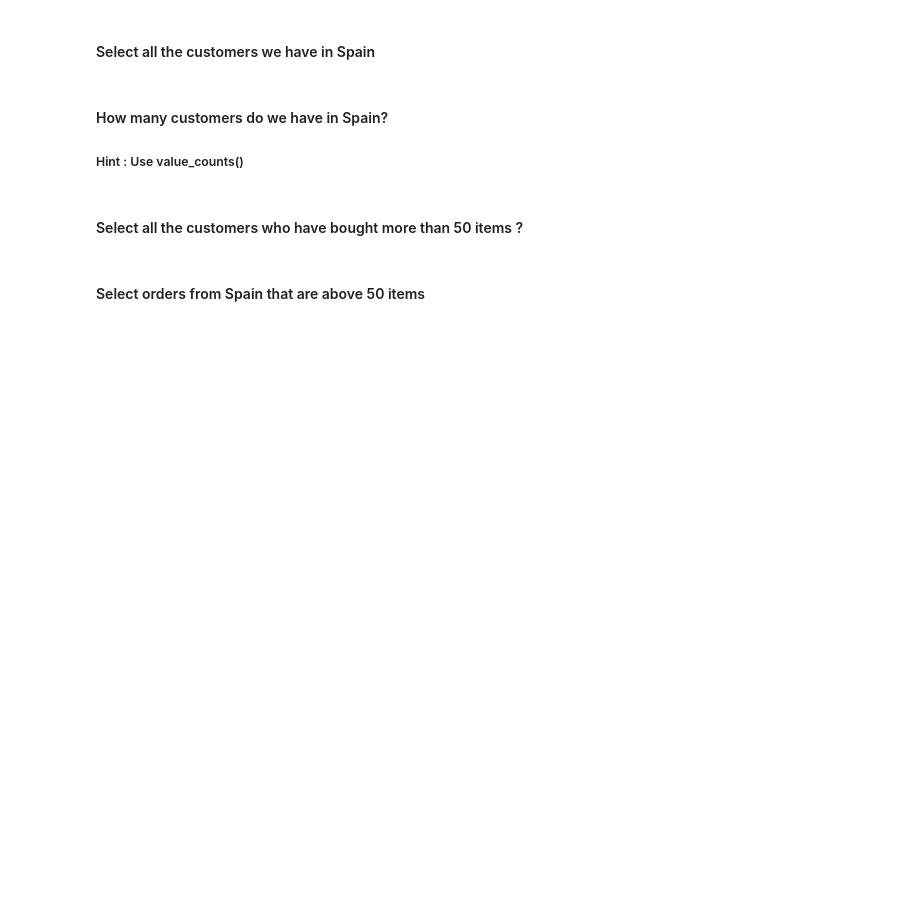
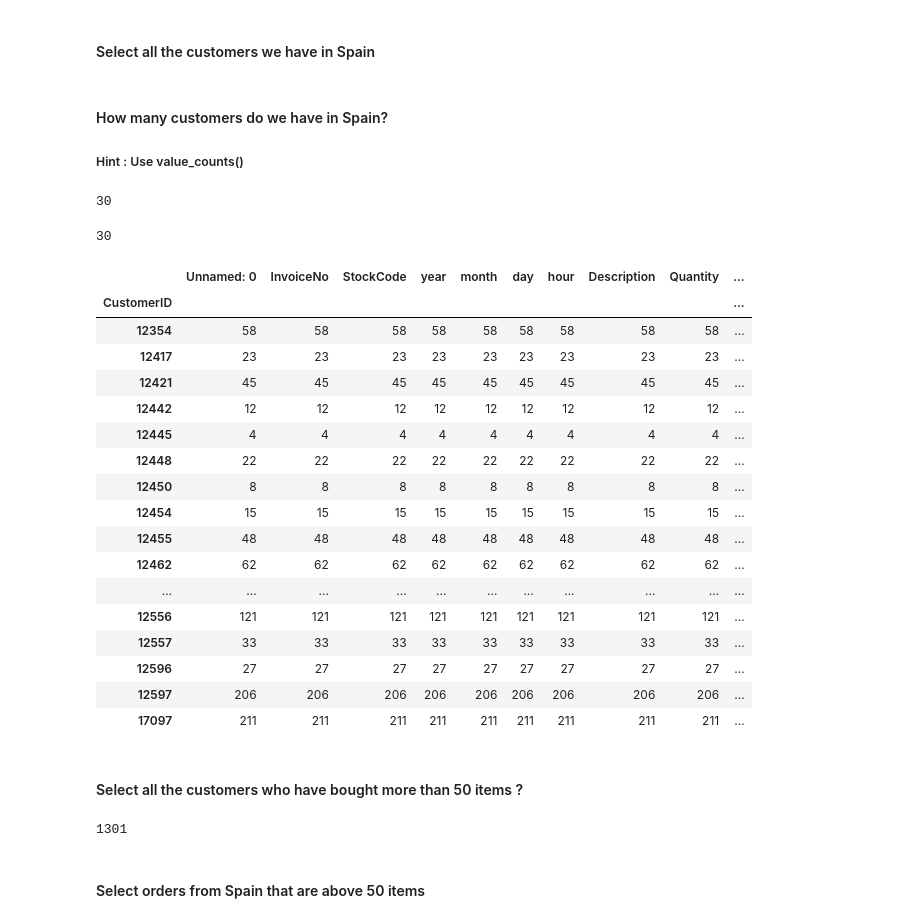
Before and after one commit to Ironhack-Data-Madrid-Febrero-2021/lab-subsetting-and-descriptive-stats, a Jupyter notebook: your-code/main.ipynb, the cells around one changed output. Drawn from its saved outputs; the diff is of its cells as text; code cells hidden in the pictures; blank space fills up the shorter version.

```diff
--- a/your-code/main.ipynb
+++ b/your-code/main.ipynb
@@ -496,2 +481,32 @@ df.groupby([(df.Department)]).max()
+# %%
+len(df_Spain.groupby(['CustomerID']))
+# %% [output]
+30
+# %%
+Spanish_clients_CustomerID=df_Spain['CustomerID'].unique().tolist()
+len(Spanish_clients_CustomerID)
+# %% [output]
+30
+# %%
+df_Spain.groupby(['CustomerID']).count()
+# %% [output]
+|  | Unnamed: 0 | InvoiceNo | StockCode | year | month | day | hour | Description | Quantity | ... |
+| CustomerID |  |  |  |  |  |  |  |  |  | ... |
+| 12354 | 58 | 58 | 58 | 58 | 58 | 58 | 58 | 58 | 58 | ... |
+| 12417 | 23 | 23 | 23 | 23 | 23 | 23 | 23 | 23 | 23 | ... |
+| 12421 | 45 | 45 | 45 | 45 | 45 | 45 | 45 | 45 | 45 | ... |
+| 12442 | 12 | 12 | 12 | 12 | 12 | 12 | 12 | 12 | 12 | ... |
+| 12445 | 4 | 4 | 4 | 4 | 4 | 4 | 4 | 4 | 4 | ... |
+| 12448 | 22 | 22 | 22 | 22 | 22 | 22 | 22 | 22 | 22 | ... |
+| 12450 | 8 | 8 | 8 | 8 | 8 | 8 | 8 | 8 | 8 | ... |
+| 12454 | 15 | 15 | 15 | 15 | 15 | 15 | 15 | 15 | 15 | ... |
+| 12455 | 48 | 48 | 48 | 48 | 48 | 48 | 48 | 48 | 48 | ... |
+| 12462 | 62 | 62 | 62 | 62 | 62 | 62 | 62 | 62 | 62 | ... |
+| ... | ... | ... | ... | ... | ... | ... | ... | ... | ... | ... |
+| 12556 | 121 | 121 | 121 | 121 | 121 | 121 | 121 | 121 | 121 | ... |
+| 12557 | 33 | 33 | 33 | 33 | 33 | 33 | 33 | 33 | 33 | ... |
+| 12596 | 27 | 27 | 27 | 27 | 27 | 27 | 27 | 27 | 27 | ... |
+| 12597 | 206 | 206 | 206 | 206 | 206 | 206 | 206 | 206 | 206 | ... |
+| 17097 | 211 | 211 | 211 | 211 | 211 | 211 | 211 | 211 | 211 | ... |
 # %% [markdown]
 #### Select all the customers who have bought more than 50 items ?
@@ -500,2 +517,6 @@ df.groupby([(df.Department)]).max()
+# %%
+len(More_50items_list)
+# %% [output]
+1301
 # %% [markdown]
 #### Select orders from Spain that are above 50 items
```
Also changed, not shown: parts of 52 cells of this notebook.
